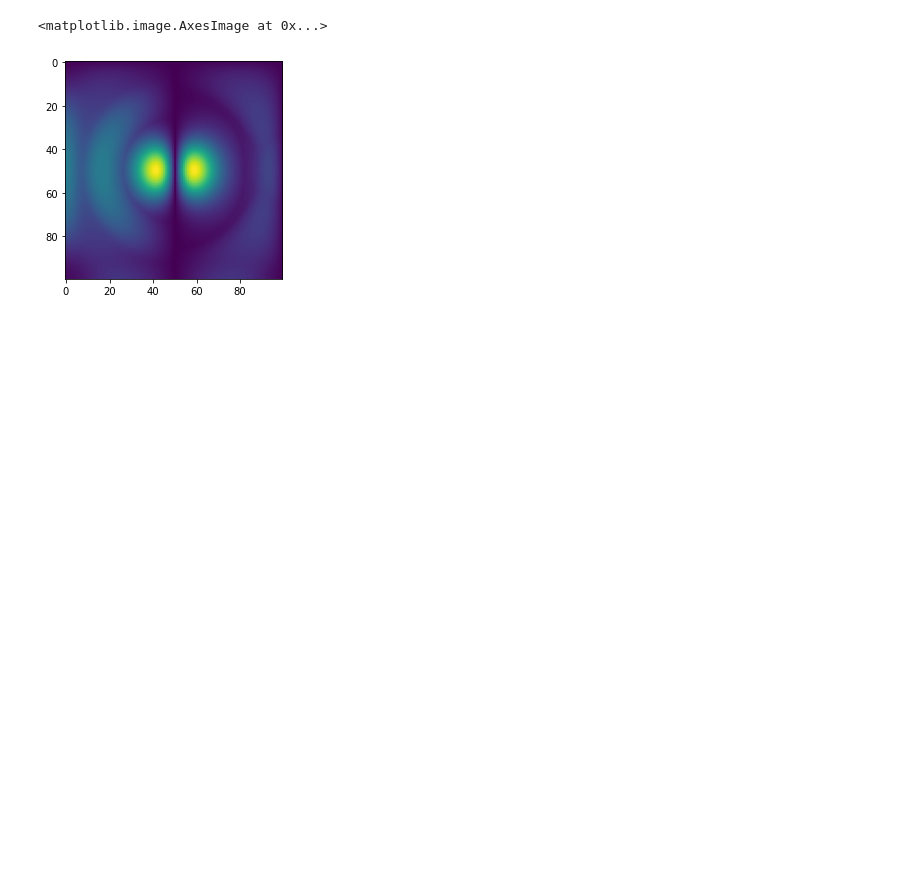
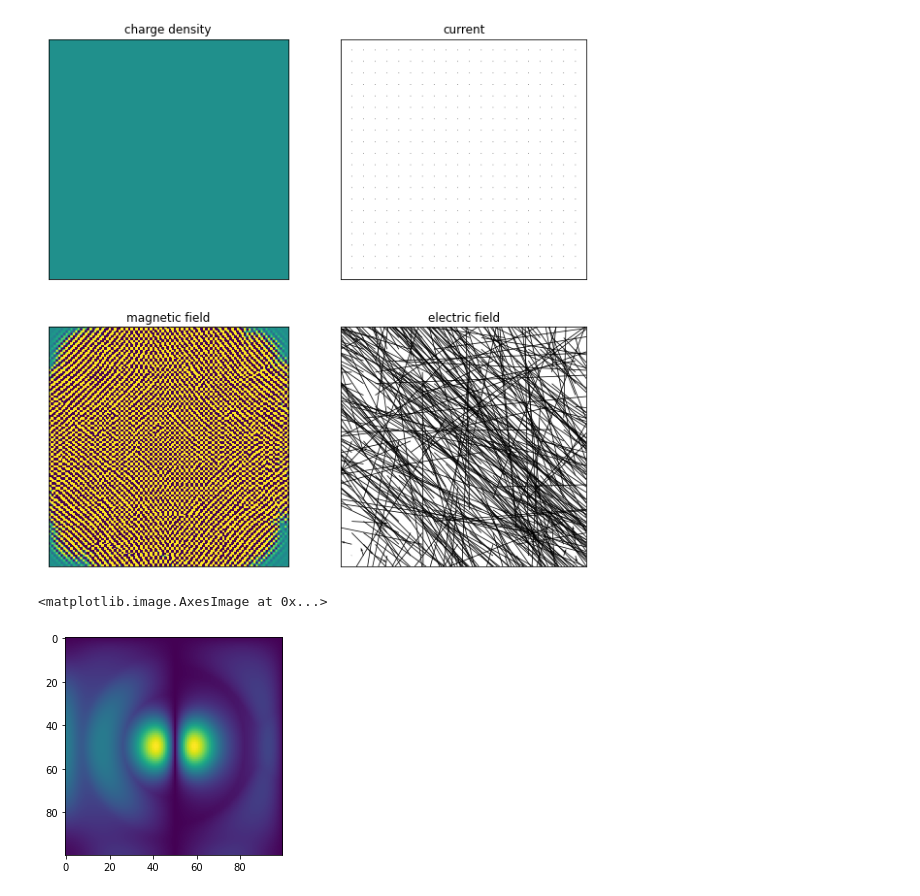
Before and after one commit to OliverSkocek/maxwell, a Jupyter notebook: notebooks/testing 3d.ipynb, the cells around one changed output. Saved outputs shown, nothing was run; the diff lists cells and outputs as text; code cells hidden in the pictures; blank space fills up the shorter version.

```diff
--- a/notebooks/testing 3d.ipynb
+++ b/notebooks/testing 3d.ipynb
@@ -29,6 +29,7 @@ magnetic_field_callable = lambda x, y, z: np.array([0,0,np.exp(-np.sum(np.square
 B, E, I, p = mwell.evolve(magnetic_field_callable,
                           electric_field_callable,
                           charge_density_callable,
-                          integration_period=2,
-                          order=10,
+                          integration_period=1.0,
+                          order=1,
                           video=True)
+# %% [output]
@@ -35,3 +37,4 @@ B, E, I, p = mwell.evolve(magnetic_field_callable,
+[figure, added]
 # %%
 plt.imshow(np.max(B[:,:,:,0],axis=2))
 # %% [output]
```
Also changed, not shown: parts of 17 cells of this notebook, 1 other file.
